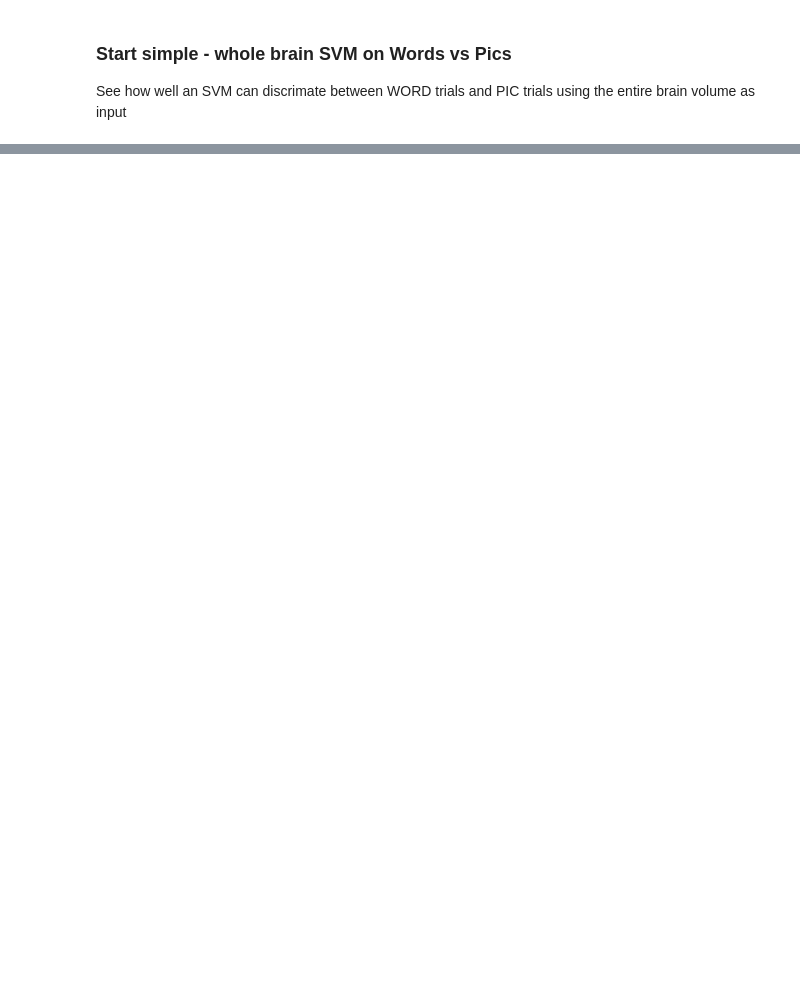
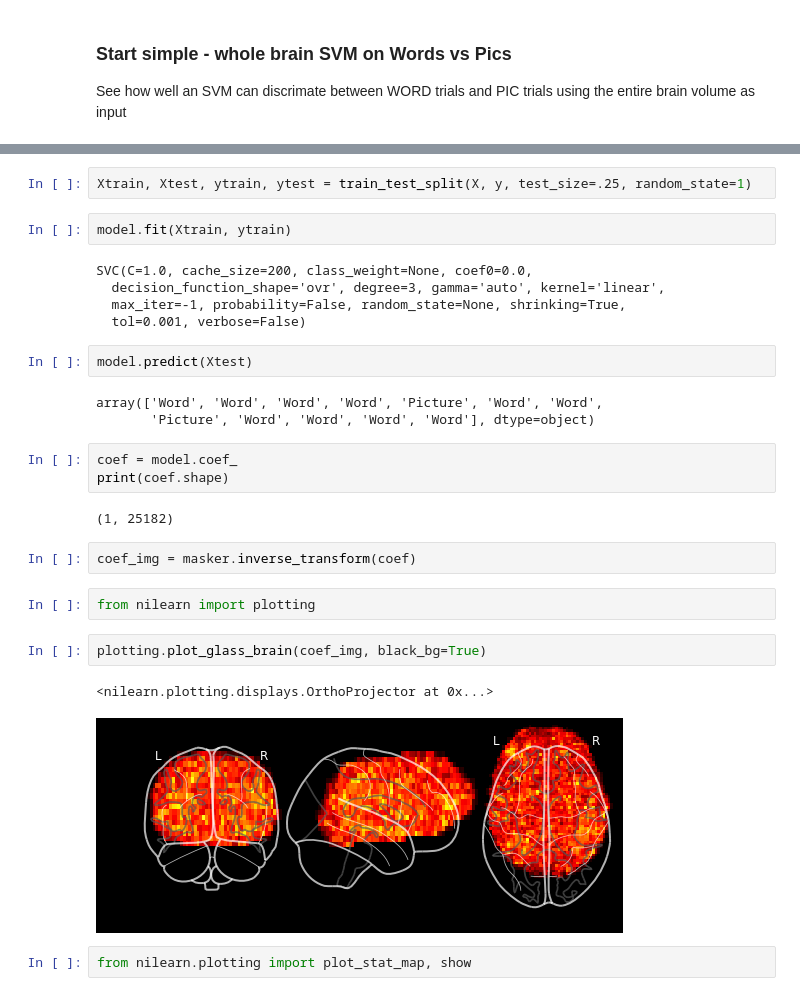
Before and after one commit to jeffmacinnes/TDLS_classify, a Jupyter notebook: analysis/TDLS_sandbox.ipynb, the cells around one changed output, grey strips where cells are left out. Drawn from its saved outputs; the diff is of its cells as text; blank space fills up the shorter version.

Commit message:
nilearn SVC classifier test

```diff
--- a/analysis/TDLS_sandbox.ipynb
+++ b/analysis/TDLS_sandbox.ipynb
@@ -189,0 +166,30 @@ Name: Modality, dtype: object
+# %%
+Xtrain, Xtest, ytrain, ytest = train_test_split(X, y, test_size=.25, random_state=1)
+# %%
+model.fit(Xtrain, ytrain)
+# %% [output]
+SVC(C=1.0, cache_size=200, class_weight=None, coef0=0.0,
+  decision_function_shape='ovr', degree=3, gamma='auto', kernel='linear',
+  max_iter=-1, probability=False, random_state=None, shrinking=True,
+  tol=0.001, verbose=False)
+# %%
+model.predict(Xtest)
+# %% [output]
+array(['Word', 'Word', 'Word', 'Word', 'Picture', 'Word', 'Word',
+       'Picture', 'Word', 'Word', 'Word', 'Word'], dtype=object)
+# %%
+coef = model.coef_
+print(coef.shape)
+# %% [output]
+(1, 25182)
+# %%
+coef_img = masker.inverse_transform(coef)
+# %%
+from nilearn import plotting
+# %%
+plotting.plot_glass_brain(coef_img, black_bg=True)
+# %% [output]
+<nilearn.plotting.displays.OrthoProjector at 0x...>
+[figure, added]
+# %%
+from nilearn.plotting import plot_stat_map, show
```
Also changed, not shown: parts of 9 cells of this notebook, 1 other file.
